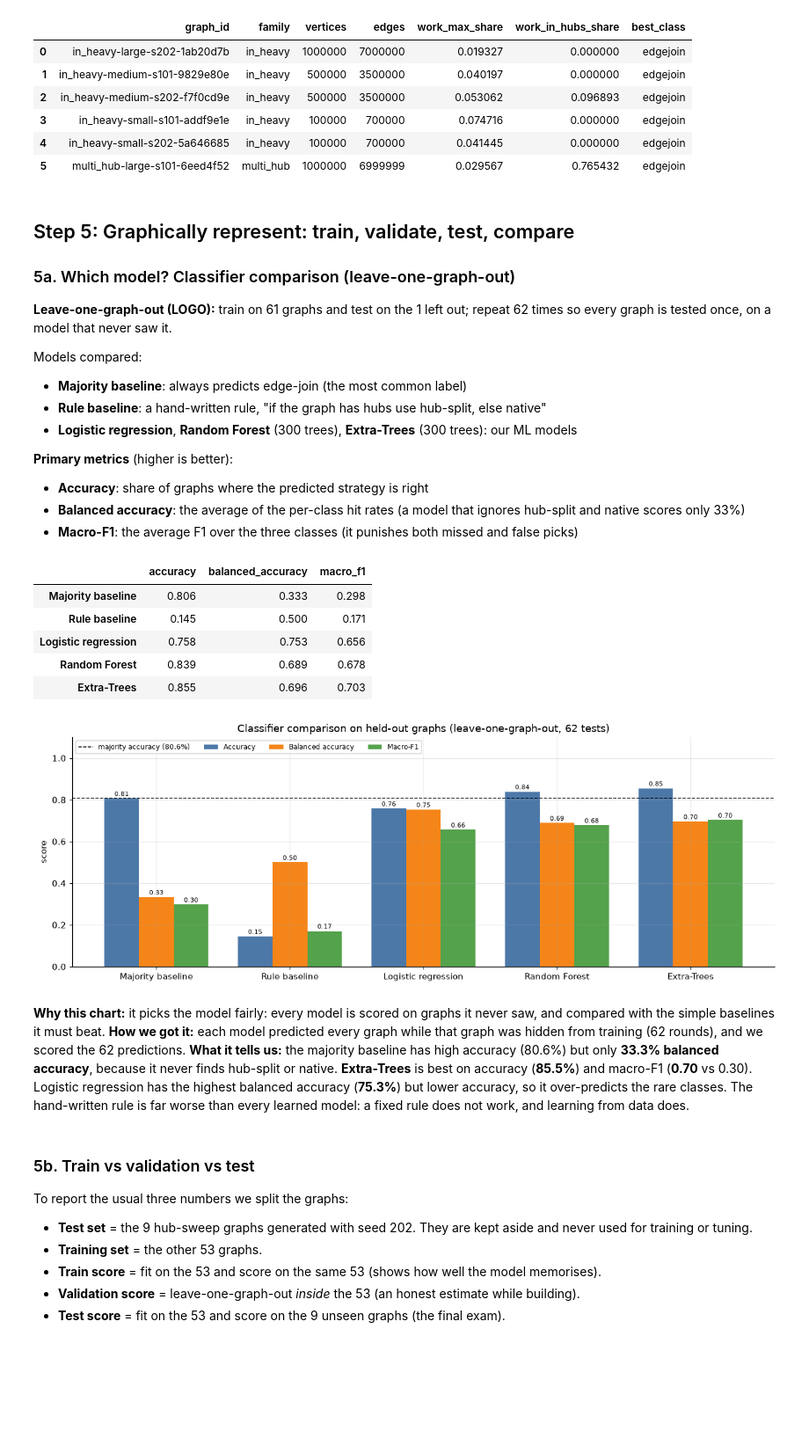
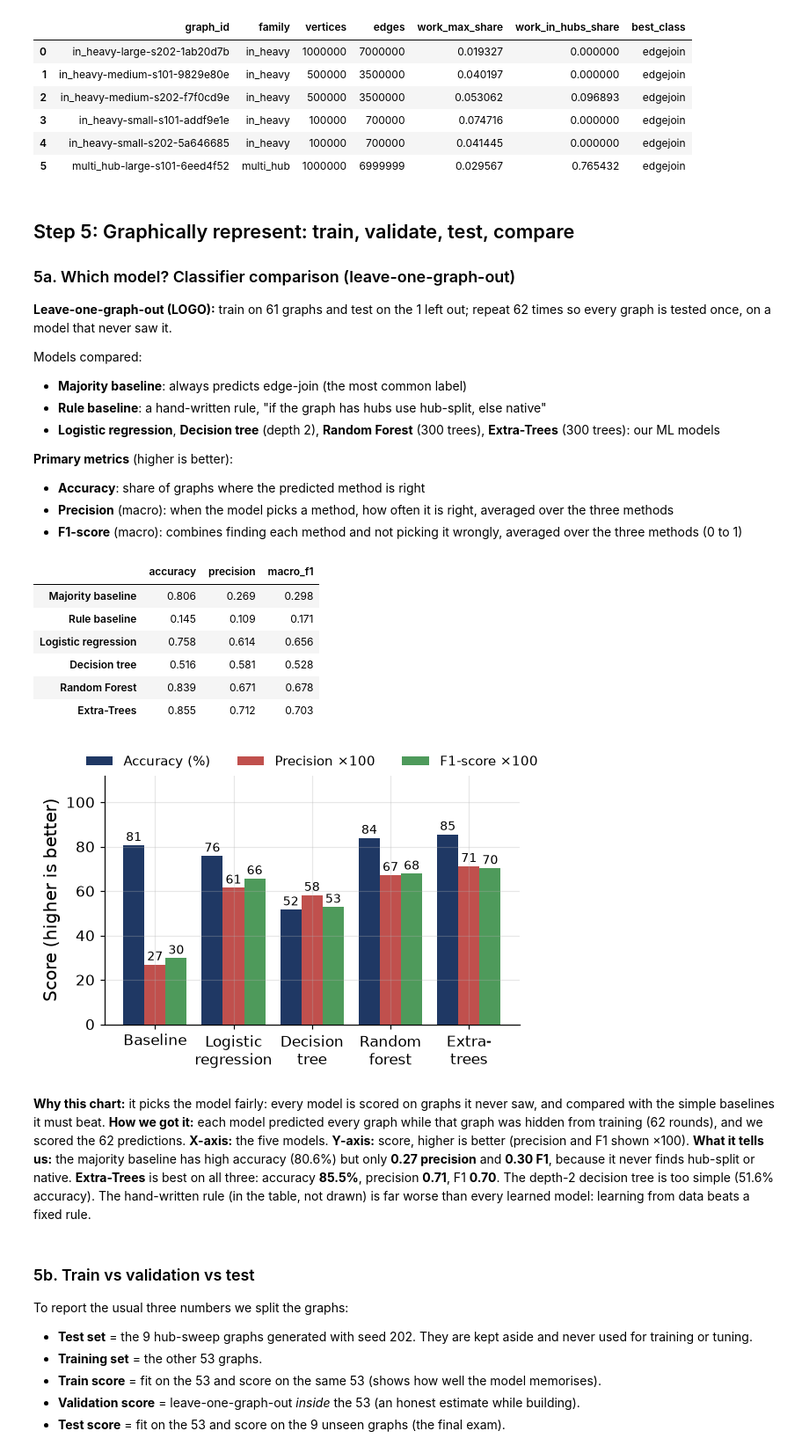
Before and after one commit to Harshil24Agrawal/big-data, a Jupyter notebook: notebooks/selector.ipynb, the cells around one changed output. Shown at 88% size. Saved outputs shown, nothing was run; the diff lists cells and outputs as text; code cells hidden in the pictures; blank space fills up the shorter version.

```diff
--- a/notebooks/selector.ipynb
+++ b/notebooks/selector.ipynb
@@ -31,7 +31,8 @@ from sklearn.linear_model import LogisticRegression
 from sklearn.preprocessing import StandardScaler
 from sklearn.pipeline import make_pipeline
 from sklearn.ensemble import RandomForestClassifier, ExtraTreesClassifier, RandomForestRegressor
-from sklearn.metrics import accuracy_score, balanced_accuracy_score, f1_score, confusion_matrix
+from sklearn.tree import DecisionTreeClassifier
+from sklearn.metrics import accuracy_score, precision_score, f1_score, confusion_matrix
 warnings.filterwarnings("ignore")
 
 def find_repo(start):
@@ -57,6 +58,11 @@ CLASSES = ["edgejoin", "hubsplit", "native"]
 COL = {"edge-join": "#4C78A8", "native": "#72B7B2", "hub-split": "#E45756", "ML selector": "#2E8B57", "baseline": "#B0B0B0"}
 plt.rcParams.update({"figure.dpi": 110, "axes.grid": True, "grid.alpha": .3, "axes.spines.top": False, "axes.spines.right": False})
 RES = {}
+# Style for the charts that go on the slides: big fonts and plain-English axis titles, readable on a projector.
+SLIDE = {"font.size": 15, "axes.titlesize": 17, "axes.labelsize": 16, "xtick.labelsize": 14, "ytick.labelsize": 14, "legend.fontsize": 14}
+C = {"edge-join": "#4C78A8", "native": "#72B7B2", "hub-split": "#E45756", "ours": "#2E8B57", "base": "#A9A9A9"}
+def save_slide(fig, name):
+    fig.tight_layout(); fig.savefig(f"{OUT}/{name}", dpi=200); plt.show()
 print("Project folder:", REPO)
 # %% [output]
 Project folder: /home/claude/rayirth556/hypergraph
@@ -248,74 +266,78 @@ size before preprocessing: about 0.68 GB of edges  ->  after: 29 KB table  (~24,
 Models compared:
 * **Majority baseline**: always predicts edge-join (the most common label)
 * **Rule baseline**: a hand-written rule, "if the graph has hubs use hub-split, else native"
-* **Logistic regression**, **Random Forest** (300 trees), **Extra-Trees** (300 trees): our ML models
+* **Logistic regression**, **Decision tree** (depth 2), **Random Forest** (300 trees), **Extra-Trees** (300 trees): our ML models
 
 **Primary metrics** (higher is better):
-* **Accuracy**: share of graphs where the predicted strategy is right
-* **Balanced accuracy**: the average of the per-class hit rates (a model that ignores hub-split and native scores only 33%)
-* **Macro-F1**: the average F1 over the three classes (it punishes both missed and false picks)
+* **Accuracy**: share of graphs where the predicted method is right
+* **Precision** (macro): when the model picks a method, how often it is right, averaged over the three methods
+* **F1-score** (macro): combines finding each method and not picking it wrongly, averaged over the three methods (0 to 1)
 # %%
 def make_models():
     return {
         "Logistic regression": lambda: make_pipeline(StandardScaler(), LogisticRegression(C=1.0, max_iter=2000, class_weight="balanced")),
+        "Decision tree": lambda: DecisionTreeClassifier(max_depth=2, class_weight="balanced", random_state=SEED),
         "Random Forest": lambda: RandomForestClassifier(n_estimators=NTREES, class_weight="balanced_subsample", random_state=SEED, n_jobs=1),
         "Extra-Trees": lambda: ExtraTreesClassifier(n_estimators=NTREES, class_weight="balanced_subsample", random_state=SEED, n_jobs=1),
     }
 
 def rule_pred(d):
     return np.where(d.work_in_hubs_share > 0, "hubsplit", "native")
 
 def scores(yt, yp):
-    return dict(accuracy=accuracy_score(yt, yp), balanced_accuracy=balanced_accuracy_score(yt, yp),
+    return dict(accuracy=accuracy_score(yt, yp), precision=precision_score(yt, yp, average="macro", labels=CLASSES, zero_division=0),
                 macro_f1=f1_score(yt, yp, average="macro", labels=CLASSES))
 
 def leave_one_out(idx):
     # leave-one-graph-out over the rows in idx: returns predictions for each of them
     preds = {m: np.empty(len(idx), dtype=object) for m in ["Majority baseline", "Rule baseline", *make_models()]}
     for k, i in enumerate(idx):
         tr = np.delete(idx, k)
         vals, counts = np.unique(y[tr], return_counts=True)
         preds["Majority baseline"][k] = vals[counts.argmax()]
         preds["Rule baseline"][k] = rule_pred(df.iloc[[i]])[0]
         for name, mk in make_models().items():
             preds[name][k] = mk().fit(X[tr], y[tr]).predict(X[[i]])[0]
     return preds
 
 ALL = np.arange(len(df))
 LOGO_PRED = leave_one_out(ALL)
 clf = pd.DataFrame({m: scores(y, p) for m, p in LOGO_PRED.items()}).T
 display(clf.round(3))
 RES["classifier_LOGO"] = clf.round(4).to_dict(orient="index")
 
-fig, ax = plt.subplots(figsize=(12, 4.4)); xs = np.arange(len(clf)); w = .26
-for j, (m, lab, c) in enumerate([("accuracy", "Accuracy", "#4C78A8"), ("balanced_accuracy", "Balanced accuracy", "#F58518"), ("macro_f1", "Macro-F1", "#54A24B")]):
-    b = ax.bar(xs + (j - 1) * w, clf[m], w, label=lab, color=c)
-    ax.bar_label(b, fmt="%.2f", fontsize=7.5, padding=1)
-ax.axhline(clf.loc["Majority baseline", "accuracy"], ls="--", c="k", lw=1, label="majority accuracy (80.6%)")
-ax.set_xticks(xs); ax.set_xticklabels(clf.index); ax.set_ylim(0, 1.1); ax.set_ylabel("score")
-ax.set_title("Classifier comparison on held-out graphs (leave-one-graph-out, 62 tests)"); ax.legend(fontsize=8, ncol=4, loc="upper left")
-plt.tight_layout(); plt.savefig(f"{OUT}/05a_classifiers.png", dpi=130); plt.show()
+# Slide chart (slide "Comparison with existing classifier models")
+CMP = clf.loc[["Majority baseline", "Logistic regression", "Decision tree", "Random Forest", "Extra-Trees"], ["accuracy", "precision", "macro_f1"]] * 100
+with plt.rc_context(SLIDE):
+    fig, ax = plt.subplots(figsize=(5.6, 3.8)); xs = np.arange(len(CMP)); w = .27
+    for j, (m, lab_, c) in enumerate([("accuracy", "Accuracy (%)", "#1F3864"), ("precision", "Precision ×100", "#C0504D"), ("macro_f1", "F1-score ×100", "#4E9A5B")]):
+        b = ax.bar(xs + (j - 1) * w, CMP[m], w, label=lab_, color=c); ax.bar_label(b, fmt="%.0f", fontsize=9, padding=1)
+    ax.set_xticks(xs); ax.set_xticklabels(["Baseline", "Logistic\nregression", "Decision\ntree", "Random\nforest", "Extra-\ntrees"], fontsize=11)
+    ax.set_ylim(0, 112); ax.set_ylabel("Score (higher is better)", fontsize=13); ax.tick_params(axis="y", labelsize=11)
+    ax.legend(ncol=3, fontsize=10, loc="upper center", bbox_to_anchor=(.5, 1.13), frameon=False)
+    save_slide(fig, "slide_comparison.png")
 best = clf.drop(["Majority baseline", "Rule baseline"]).accuracy.idxmax()
 display(Markdown(f"""**Why this chart:** it picks the model fairly: every model is scored on graphs it never saw, and compared with the simple baselines it must beat.
 **How we got it:** each model predicted every graph while that graph was hidden from training (62 rounds), and we scored the 62 predictions.
-**What it tells us:** the majority baseline has high accuracy ({clf.loc['Majority baseline','accuracy']:.1%}) but only **{clf.loc['Majority baseline','balanced_accuracy']:.1%} balanced accuracy**, because it never finds hub-split or native.
-**{best}** is best on accuracy (**{clf.loc[best,'accuracy']:.1%}**) and macro-F1 (**{clf.loc[best,'macro_f1']:.2f}** vs {clf.loc['Majority baseline','macro_f1']:.2f}).
-Logistic regression has the highest balanced accuracy (**{clf.loc['Logistic regression','balanced_accuracy']:.1%}**) but lower accuracy, so it over-predicts the rare classes.
-The hand-written rule is far worse than every learned model: a fixed rule does not work, and learning from data does."""))
+**X-axis:** the five models. **Y-axis:** score, higher is better (precision and F1 shown ×100).
+**What it tells us:** the majority baseline has high accuracy ({clf.loc['Majority baseline','accuracy']:.1%}) but only **{clf.loc['Majority baseline','precision']:.2f} precision** and **{clf.loc['Majority baseline','macro_f1']:.2f} F1**, because it never finds hub-split or native.
+**{best}** is best on all three: accuracy **{clf.loc[best,'accuracy']:.1%}**, precision **{clf.loc[best,'precision']:.2f}**, F1 **{clf.loc[best,'macro_f1']:.2f}**.
+The depth-2 decision tree is too simple ({clf.loc['Decision tree','accuracy']:.1%} accuracy). The hand-written rule (in the table, not drawn) is far worse than every learned model: learning from data beats a fixed rule."""))
 # %% [output]
-|  | accuracy | balanced_accuracy | macro_f1 |
-| Majority baseline | 0.806 | 0.333 | 0.298 |
-| Rule baseline | 0.145 | 0.500 | 0.171 |
-| Logistic regression | 0.758 | 0.753 | 0.656 |
-| Random Forest | 0.839 | 0.689 | 0.678 |
-| Extra-Trees | 0.855 | 0.696 | 0.703 |
+|  | accuracy | precision | macro_f1 |
+| Majority baseline | 0.806 | 0.269 | 0.298 |
+| Rule baseline | 0.145 | 0.109 | 0.171 |
+| Logistic regression | 0.758 | 0.614 | 0.656 |
+| Decision tree | 0.516 | 0.581 | 0.528 |
+| Random Forest | 0.839 | 0.671 | 0.678 |
+| Extra-Trees | 0.855 | 0.712 | 0.703 |
-[figure, old version]
+[figure, new version]
 **Why this chart:** it picks the model fairly: every model is scored on graphs it never saw, and compared with the simple baselines it must beat.
 **How we got it:** each model predicted every graph while that graph was hidden from training (62 rounds), and we scored the 62 predictions.
-**What it tells us:** the majority baseline has high accuracy (80.6%) but only **33.3% balanced accuracy**, because it never finds hub-split or native.
-**Extra-Trees** is best on accuracy (**85.5%**) and macro-F1 (**0.70** vs 0.30).
-Logistic regression has the highest balanced accuracy (**75.3%**) but lower accuracy, so it over-predicts the rare classes.
-The hand-written rule is far worse than every learned model: a fixed rule does not work, and learning from data does.
+**X-axis:** the five models. **Y-axis:** score, higher is better (precision and F1 shown ×100).
+**What it tells us:** the majority baseline has high accuracy (80.6%) but only **0.27 precision** and **0.30 F1**, because it never finds hub-split or native.
+**Extra-Trees** is best on all three: accuracy **85.5%**, precision **0.71**, F1 **0.70**.
+The depth-2 decision tree is too simple (51.6% accuracy). The hand-written rule (in the table, not drawn) is far worse than every learned model: learning from data beats a fixed rule.
 # %% [markdown]
 ### 5b. Train vs validation vs test
 To report the usual three numbers we split the graphs:
```
Also changed, not shown: parts of 9 cells of this notebook, 25 other files.
